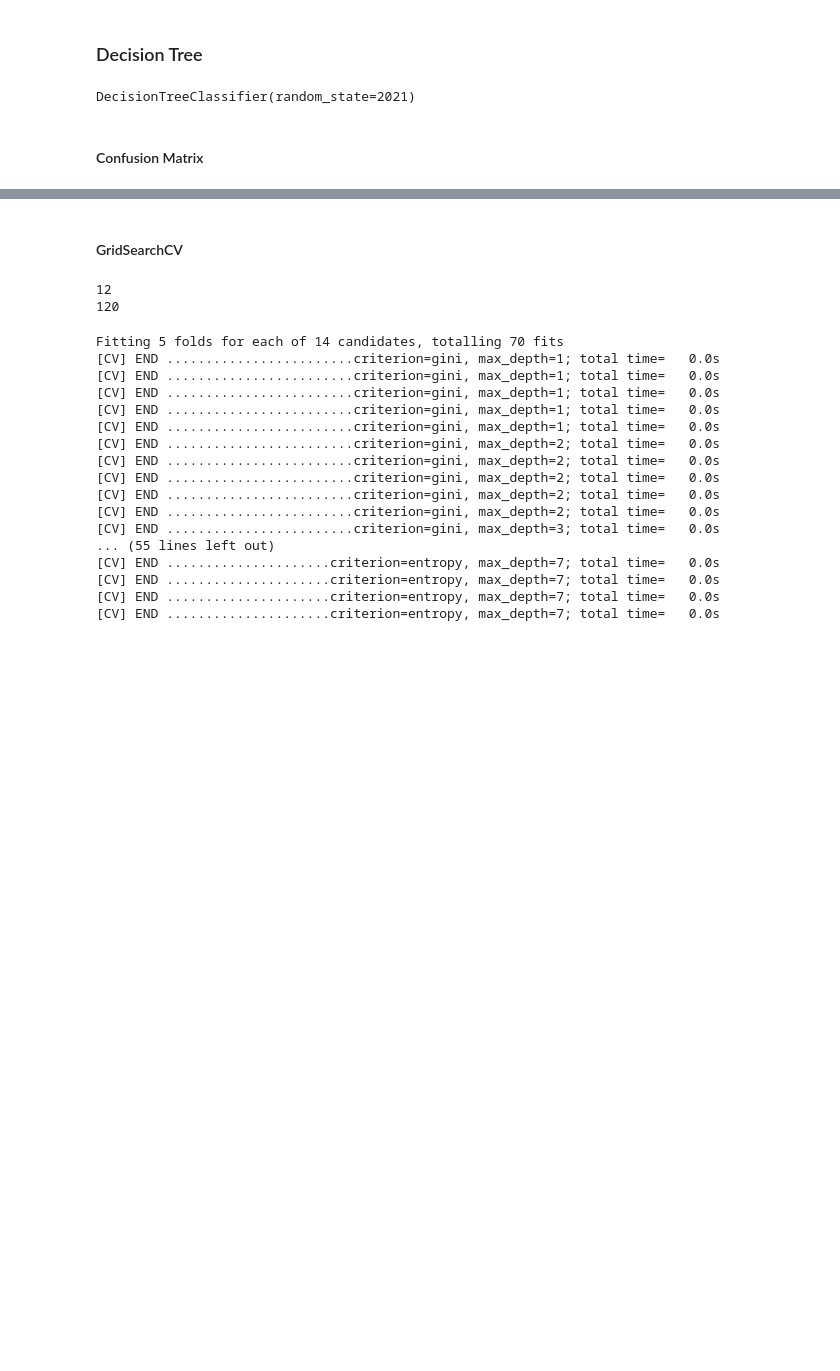
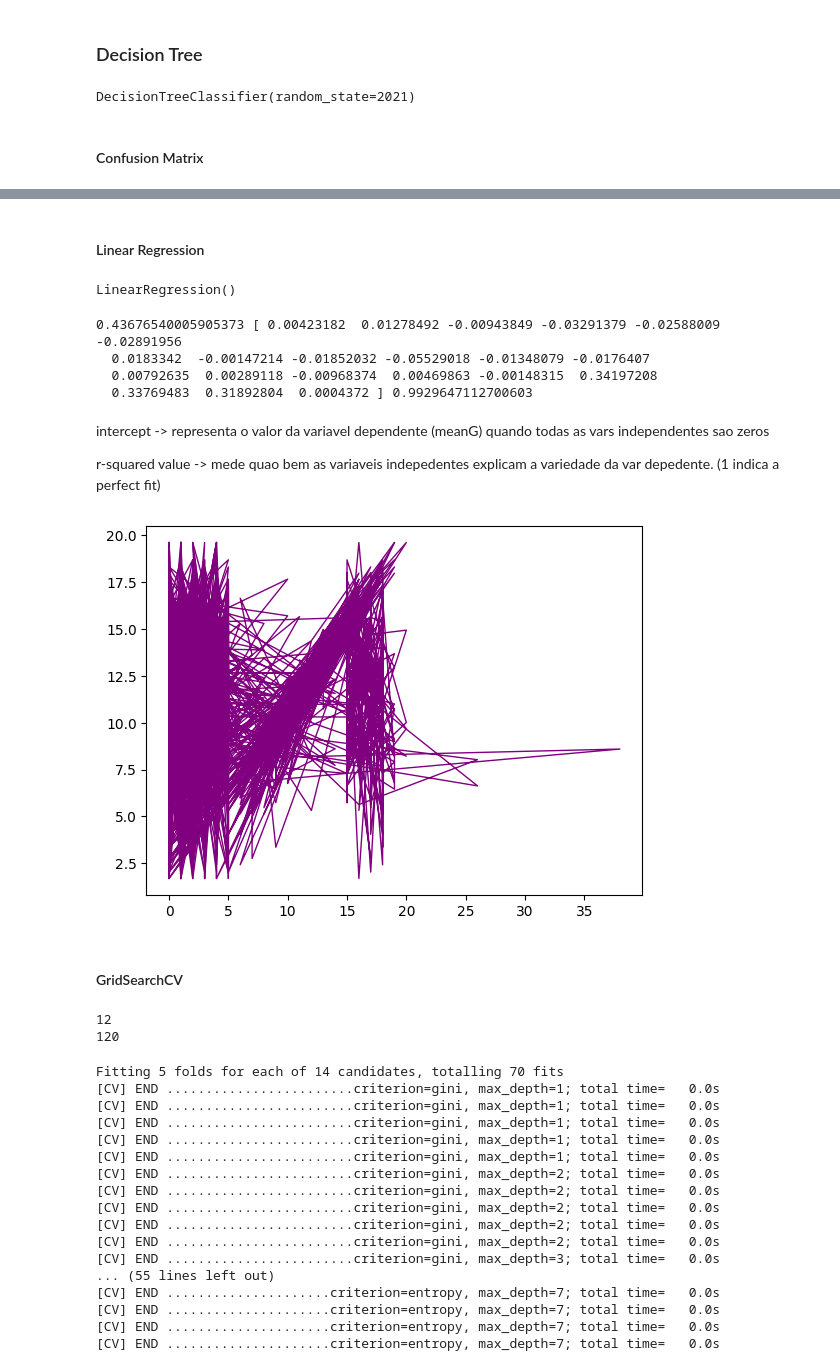
Before and after one commit to Nuno23C/DAA-TP, a Jupyter notebook: StudentModel/student.ipynb, the cells around one changed output, grey strips where cells are left out. Cells and saved outputs as stored; diff of their text form; code cells hidden in the pictures; blank space fills up the shorter version.

Commit message:
linear regression

```diff
--- a/StudentModel/student.ipynb
+++ b/StudentModel/student.ipynb
@@ -288,3 +290,34 @@ accuracy: 0.82
+# %% [markdown]
+#### Linear Regression
+# %%
+from sklearn import linear_model
+
+# Create linear regression object
+regr = linear_model.LinearRegression()
+
+# Train the model using the training sets
+regr.fit(X_train, y_train)
+# %% [output]
+LinearRegression()
+# %%
+#display regression coefficients and R-squared value of model
+print(regr.intercept_, regr.coef_, regr.score(X, y))
+# %% [output]
+0.43676540005905373 [ 0.00423182  0.01278492 -0.00943849 -0.03291379 -0.02588009 -0.02891956
+  0.0183342  -0.00147214 -0.01852032 -0.05529018 -0.01348079 -0.0176407
+  0.00792635  0.00289118 -0.00968374  0.00469863 -0.00148315  0.34197208
+  0.33769483  0.31892804  0.0004372 ] 0.9929647112700603
+# %% [markdown]
+intercept -> representa o valor da variavel dependente (meanG) quando todas as vars independentes sao zeros
+
+r-squared value -> mede quao bem as variaveis indepedentes explicam a variedade da var depedente. (1 indica a perfect fit)
+# %%
+
+# Plot outputs
+plt.plot(X_test, regr.predict(X_test), color='purple',linewidth=1)
+plt.show()
+# %% [output]
+[figure, added]
 # %% [markdown]
 #### GridSearchCV
 # %%
```
Also changed, not shown: parts of 10 cells of this notebook.
